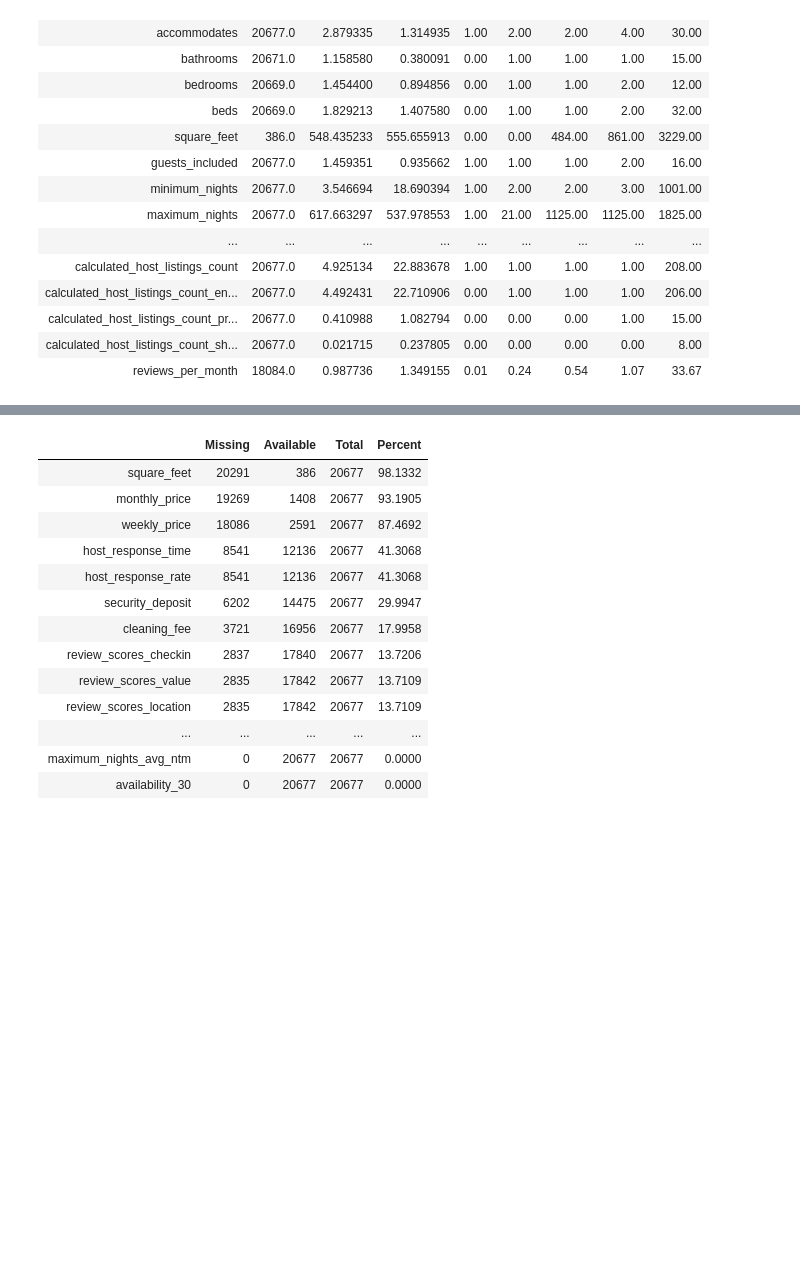
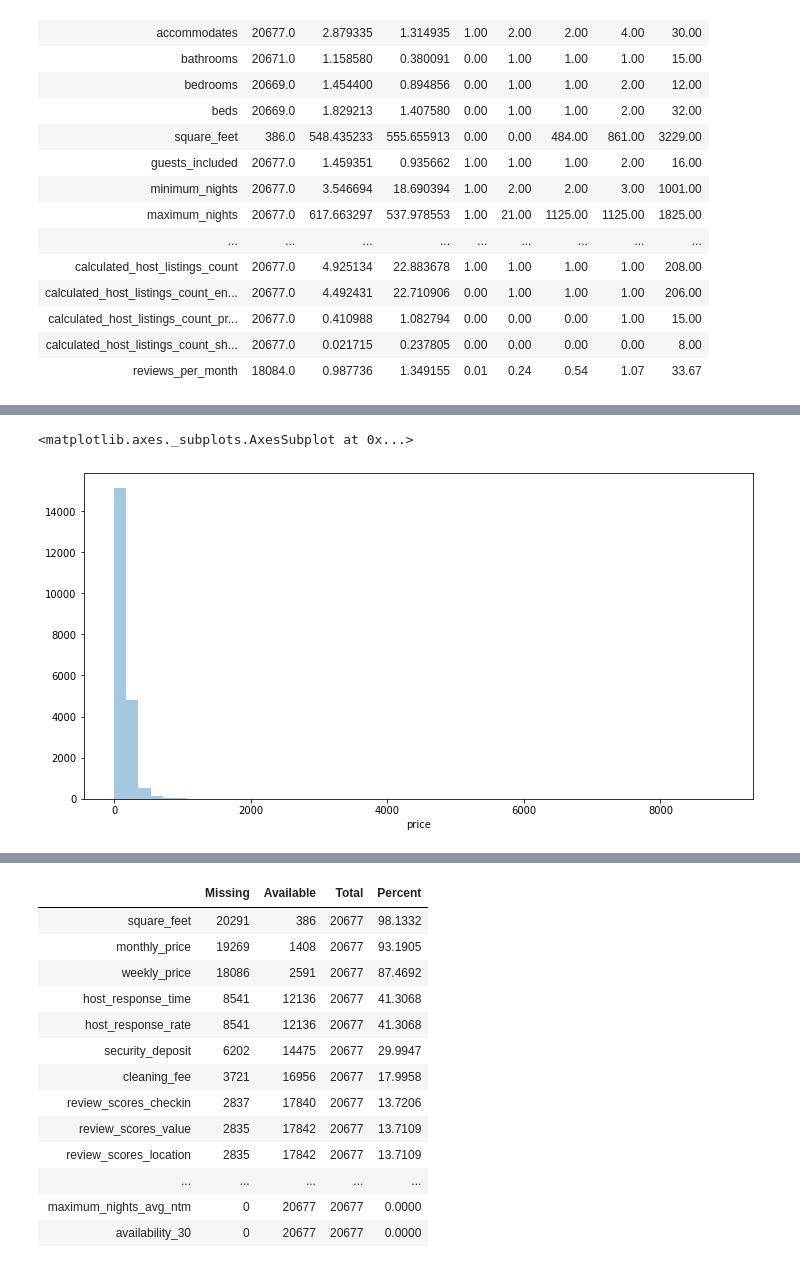
Before and after one commit to siyuan-song/My_projects, a Jupyter notebook: Airbnb.ipynb, the cells around one changed output, grey strips where cells are left out. Saved outputs shown, nothing was run; the diff lists cells and outputs as text; code cells hidden in the pictures; blank space fills up the shorter version.

```diff
--- a/Airbnb.ipynb
+++ b/Airbnb.ipynb
@@ -118,0 +154,7 @@ new_df.describe().transpose()
+# %%
+# Histogram of 'price'
+plt.figure(figsize=(12,6))
+sns.distplot(new_df['price'],kde=False,bins=50)
+# %% [output]
+<matplotlib.axes._subplots.AxesSubplot at 0x...>
+[figure, added]
```
Also changed, not shown: parts of 78 cells of this notebook.
